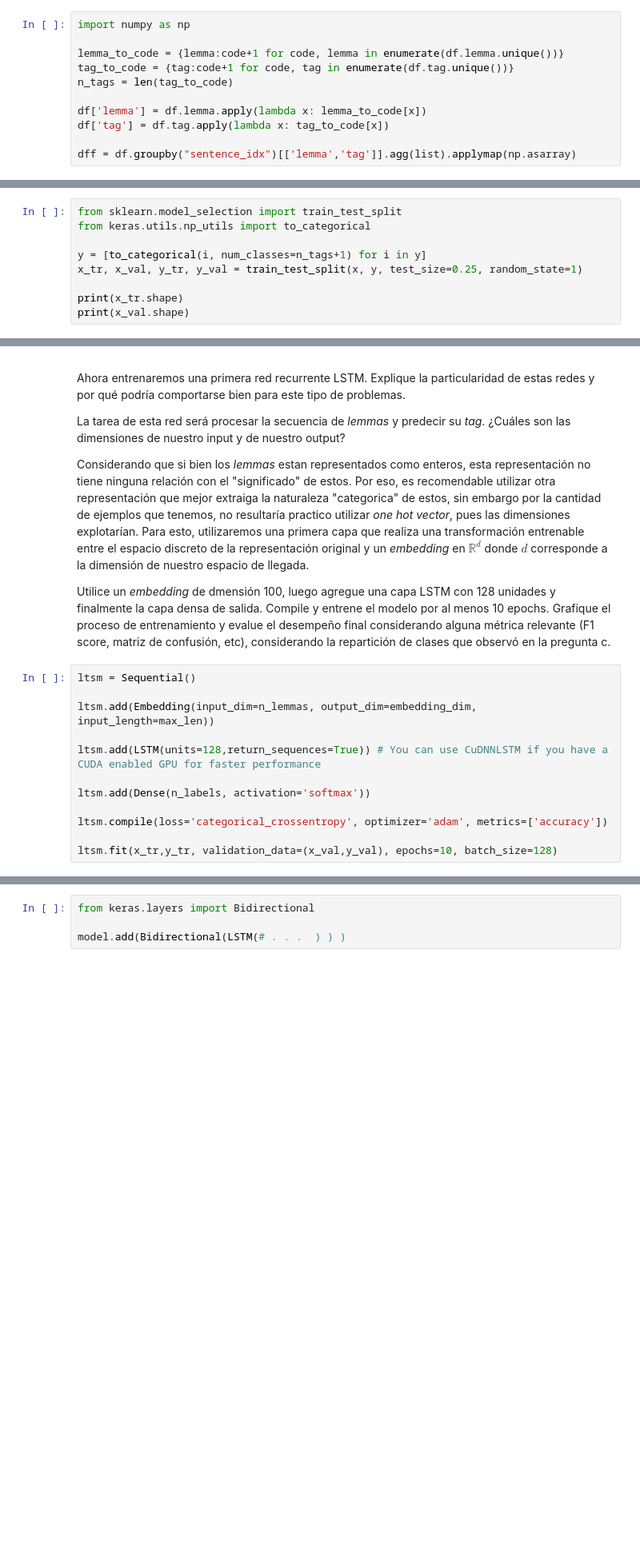
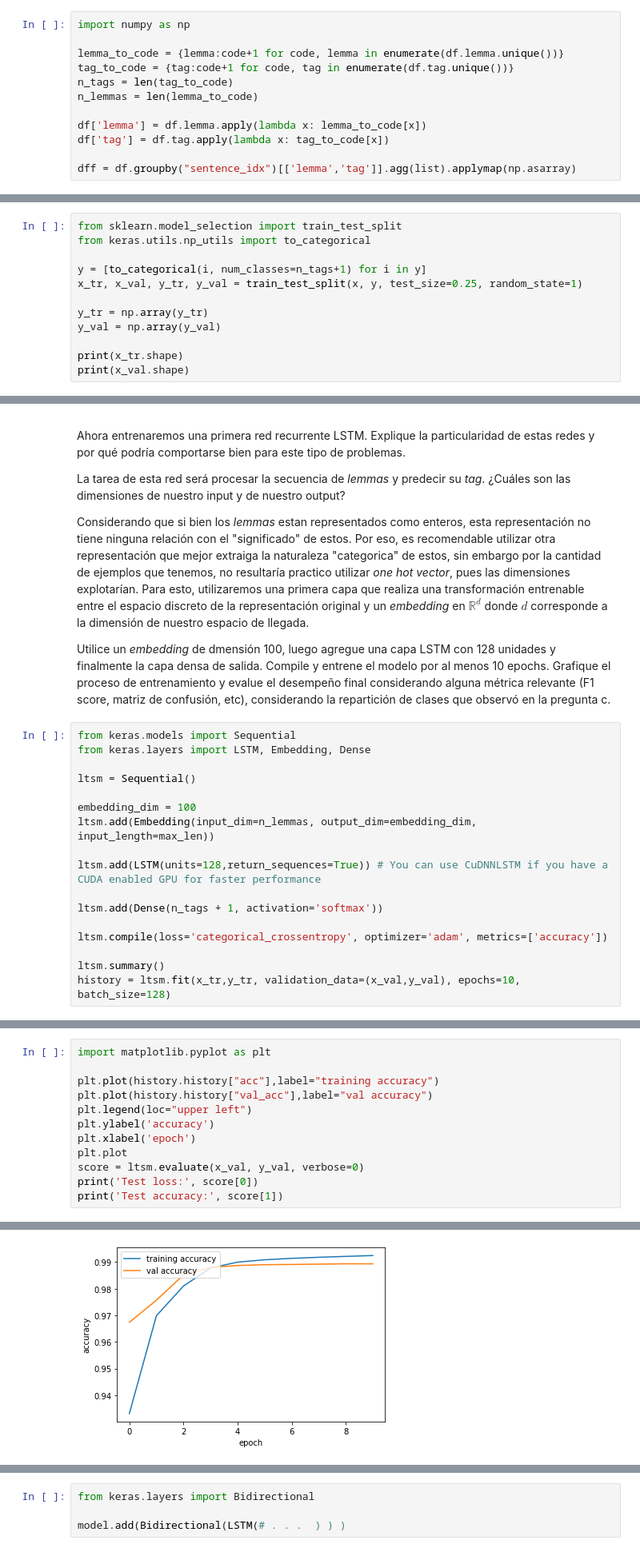
Before and after one commit to gekkoseba/Redes-neuronales, a Jupyter notebook: Tareas/Enunciado Tarea 2.ipynb, the cells around one changed output, grey strips where cells are left out. Shown at 80% size. Cells and saved outputs as stored; diff of their text form; blank space fills up the shorter version.

```diff
--- a/Tareas/Enunciado Tarea 2.ipynb
+++ b/Tareas/Enunciado Tarea 2.ipynb
@@ -117,6 +117,7 @@ import numpy as np
 lemma_to_code = {lemma:code+1 for code, lemma in enumerate(df.lemma.unique())}
 tag_to_code = {tag:code+1 for code, tag in enumerate(df.tag.unique())}
 n_tags = len(tag_to_code)
+n_lemmas = len(lemma_to_code)
 
 df['lemma'] = df.lemma.apply(lambda x: lemma_to_code[x])
 df['tag'] = df.tag.apply(lambda x: tag_to_code[x])
@@ -220,6 +221,9 @@ from keras.utils.np_utils import to_categorical
 y = [to_categorical(i, num_classes=n_tags+1) for i in y]
 x_tr, x_val, y_tr, y_val = train_test_split(x, y, test_size=0.25, random_state=1)
 
+y_tr = np.array(y_tr)
+y_val = np.array(y_val)
+
 print(x_tr.shape)
 print(x_val.shape)
 # %% [output]
@@ -236,14 +240,19 @@ Considerando que si bien los _lemmas_ estan representados como enteros, esta rep
 
 Utilice un _embedding_ de dmensión 100, luego agregue una capa LSTM con 128 unidades y finalmente la capa densa de salida. Compile y entrene el modelo por al menos 10 epochs. Grafique el proceso de entrenamiento y evalue el desempeño final considerando alguna métrica relevante (F1 score, matriz de confusión, etc), considerando la repartición de clases que observó en la pregunta c.
 # %%
+from keras.models import Sequential
+from keras.layers import LSTM, Embedding, Dense
+
 ltsm = Sequential()
 
+embedding_dim = 100
 ltsm.add(Embedding(input_dim=n_lemmas, output_dim=embedding_dim, input_length=max_len))
 
 ltsm.add(LSTM(units=128,return_sequences=True)) # You can use CuDNNLSTM if you have a CUDA enabled GPU for faster performance
 
-ltsm.add(Dense(n_labels, activation='softmax'))
+ltsm.add(Dense(n_tags + 1, activation='softmax'))
 
 ltsm.compile(loss='categorical_crossentropy', optimizer='adam', metrics=['accuracy'])
 
-ltsm.fit(x_tr,y_tr, validation_data=(x_val,y_val), epochs=10, batch_size=128)
+ltsm.summary()
+history = ltsm.fit(x_tr,y_tr, validation_data=(x_val,y_val), epochs=10, batch_size=128)
@@ -249,0 +277,13 @@ ltsm.fit(x_tr,y_tr, validation_data=(x_val,y_val), epochs=10, batch_size=128)
+# %%
+import matplotlib.pyplot as plt
+
+plt.plot(history.history["acc"],label="training accuracy")
+plt.plot(history.history["val_acc"],label="val accuracy")
+plt.legend(loc="upper left")
+plt.ylabel('accuracy')
+plt.xlabel('epoch')
+plt.plot
+score = ltsm.evaluate(x_val, y_val, verbose=0)
+print('Test loss:', score[0])
+print('Test accuracy:', score[1])
+# %% [output]
@@ -250,3 +292,4 @@ ltsm.fit(x_tr,y_tr, validation_data=(x_val,y_val), epochs=10, batch_size=128)
+[figure, added]
 # %% [markdown]
 #### 1.f Comparación con otras aproximaciones.
 
```
Also changed, not shown: parts of 2 cells of this notebook.
